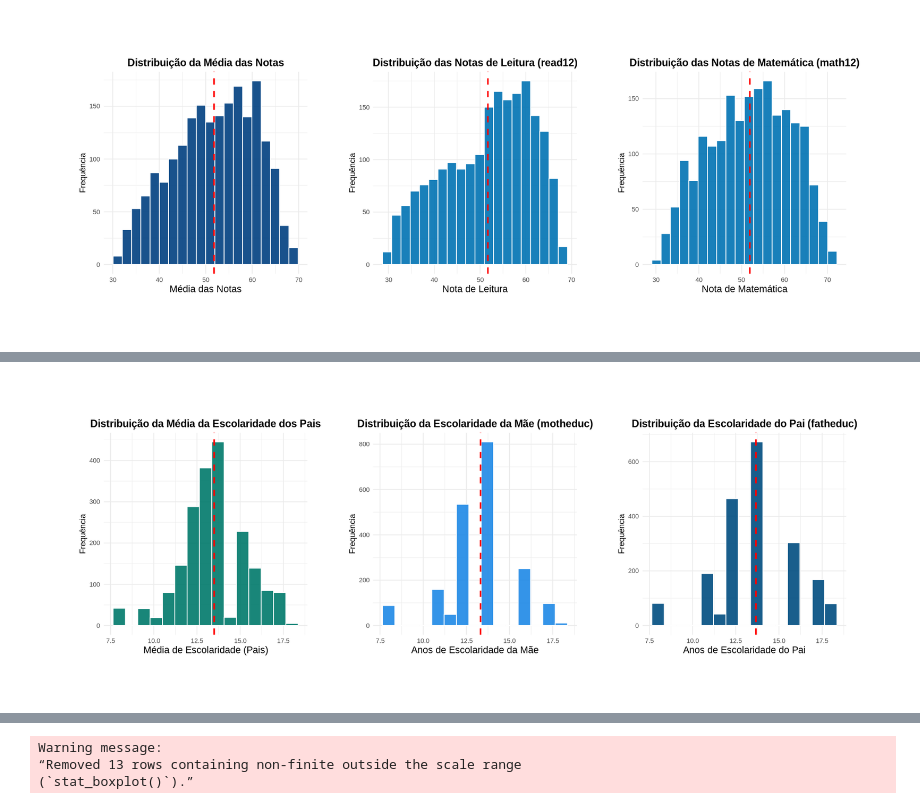
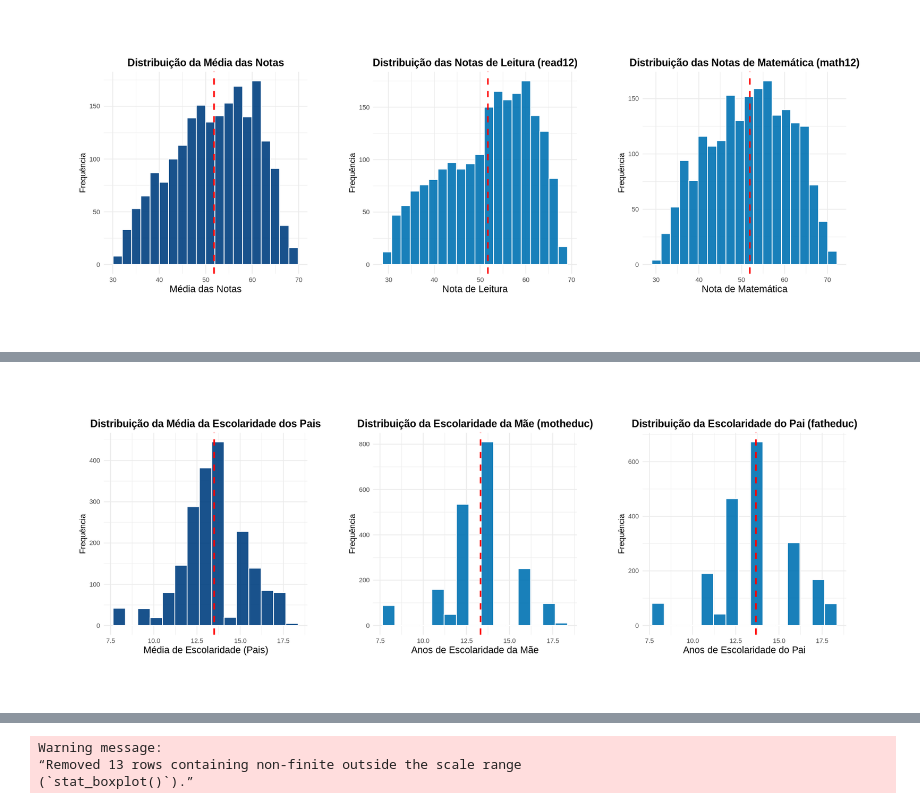
Before and after one commit to pedrovcardoso/trabalho-estatistica, a Jupyter notebook: trabalho_estatística_testes.ipynb, the cells around one changed output, grey strips where cells are left out. Cells and saved outputs as stored; diff of their text form; code cells hidden in the pictures.

```diff
--- a/trabalho_estatística_testes.ipynb
+++ b/trabalho_estatística_testes.ipynb
@@ -331,11 +250,9 @@ options(repr.plot.width = 12, repr.plot.height = 5)
 # %%
-# Criar uma nova variável: média da escolaridade dos pais
 dados_tratados <- dados_tratados %>%
   mutate(parenteduc_avg = (motheduc + fatheduc) / 2)
 
-# --- Gráfico da escolaridade da mãe ---
 p_motheduc <- ggplot(dados_tratados, aes(x = motheduc)) +
-  geom_histogram(bins = 15, fill = "#1E88E5", color = "white", alpha = 0.9) +
+  geom_histogram(bins = 15, fill = "#0072B2", color = "white", alpha = 0.9) +
   geom_vline(aes(xintercept = mean(motheduc, na.rm = TRUE)),
              color = "red", linetype = "dashed", linewidth = 1) +
   labs(title = "Distribuição da Escolaridade da Mãe (motheduc)",
@@ -347,39 +264,36 @@ p_motheduc <- ggplot(dados_tratados, aes(x = motheduc)) +
     plot.margin = margin(10, 20, 10, 20)
   )
 
-# --- Gráfico da escolaridade do pai ---
 p_fatheduc <- ggplot(dados_tratados, aes(x = fatheduc)) +
-  geom_histogram(bins = 15, fill = "#004D80", color = "white", alpha = 0.9) +
+  geom_histogram(bins = 15, fill = "#0072B2", color = "white", alpha = 0.9) +
   geom_vline(aes(xintercept = mean(fatheduc, na.rm = TRUE)),
              color = "red", linetype = "dashed", linewidth = 1) +
   labs(title = "Distribuição da Escolaridade do Pai (fatheduc)",
        x = "Anos de Escolaridade do Pai", y = "Frequência") +
   theme_minimal() +
   theme(
     plot.title = element_text(hjust = 0.5, face = "bold", size = 14),
     axis.title.x = element_text(size = 13),
     plot.margin = margin(10, 20, 10, 20)
   )
 
-# --- Gráfico da média da escolaridade dos pais ---
 p_parenteduc_avg <- ggplot(dados_tratados, aes(x = parenteduc_avg)) +
-  geom_histogram(bins = 15, fill = "#00796B", color = "white", alpha = 0.9) +
+  geom_histogram(bins = 15, fill = "#004080", color = "white", alpha = 0.9) +
   geom_vline(aes(xintercept = mean(parenteduc_avg, na.rm = TRUE)),
              color = "red", linetype = "dashed", linewidth = 1) +
   labs(title = "Distribuição da Média da Escolaridade dos Pais",
        x = "Média de Escolaridade (Pais)", y = "Frequência") +
   theme_minimal() +
   theme(
     plot.title = element_text(hjust = 0.5, face = "bold", size = 14),
     axis.title.x = element_text(size = 13),
     plot.margin = margin(10, 20, 10, 20)
   )
 
-# --- Exibir os três gráficos lado a lado ---
 options(repr.plot.width = 16, repr.plot.height = 6)
 
 (p_parenteduc_avg + p_motheduc + p_fatheduc) &
   theme(plot.margin = unit(c(1, 1, 1, 1), "cm"))
 # %% [output]
-[figure, old version]
+[figure, new version]
 # %%
```
Also changed, not shown: parts of 13 cells of this notebook.
